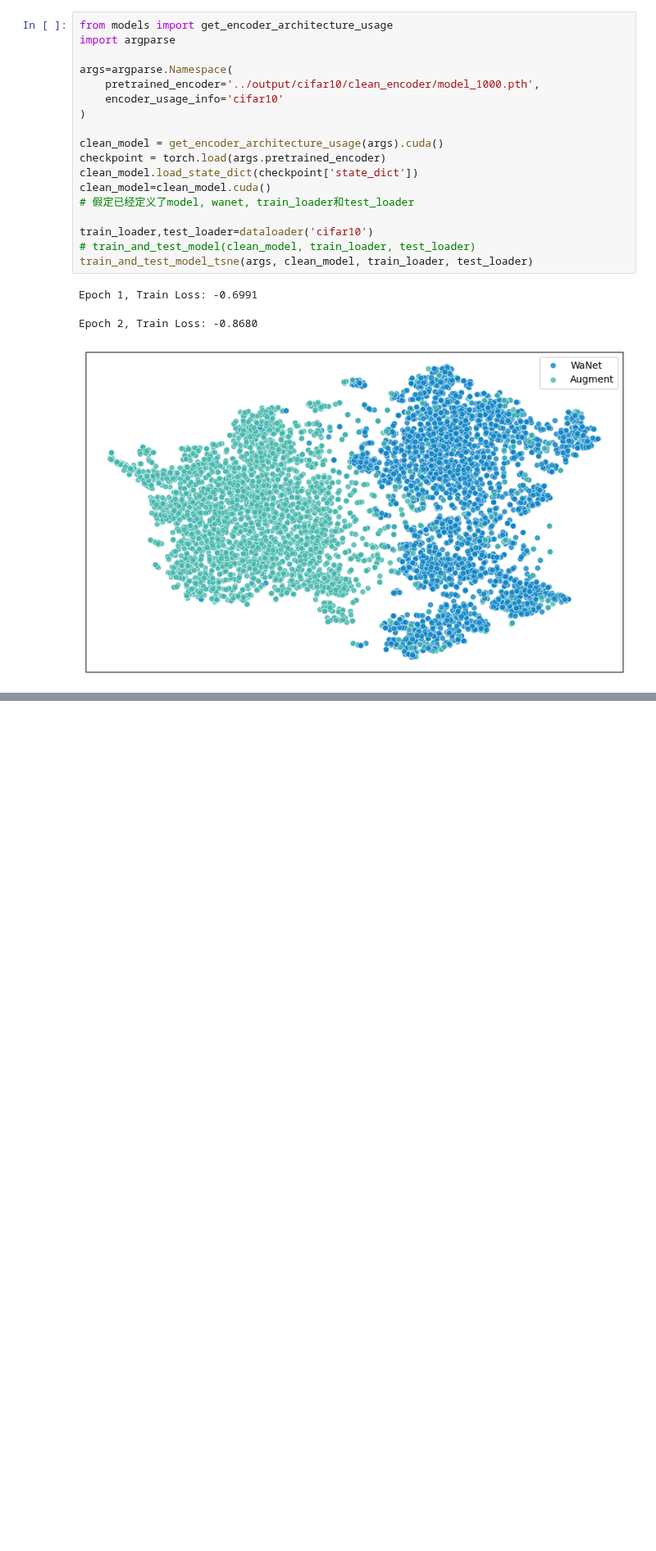
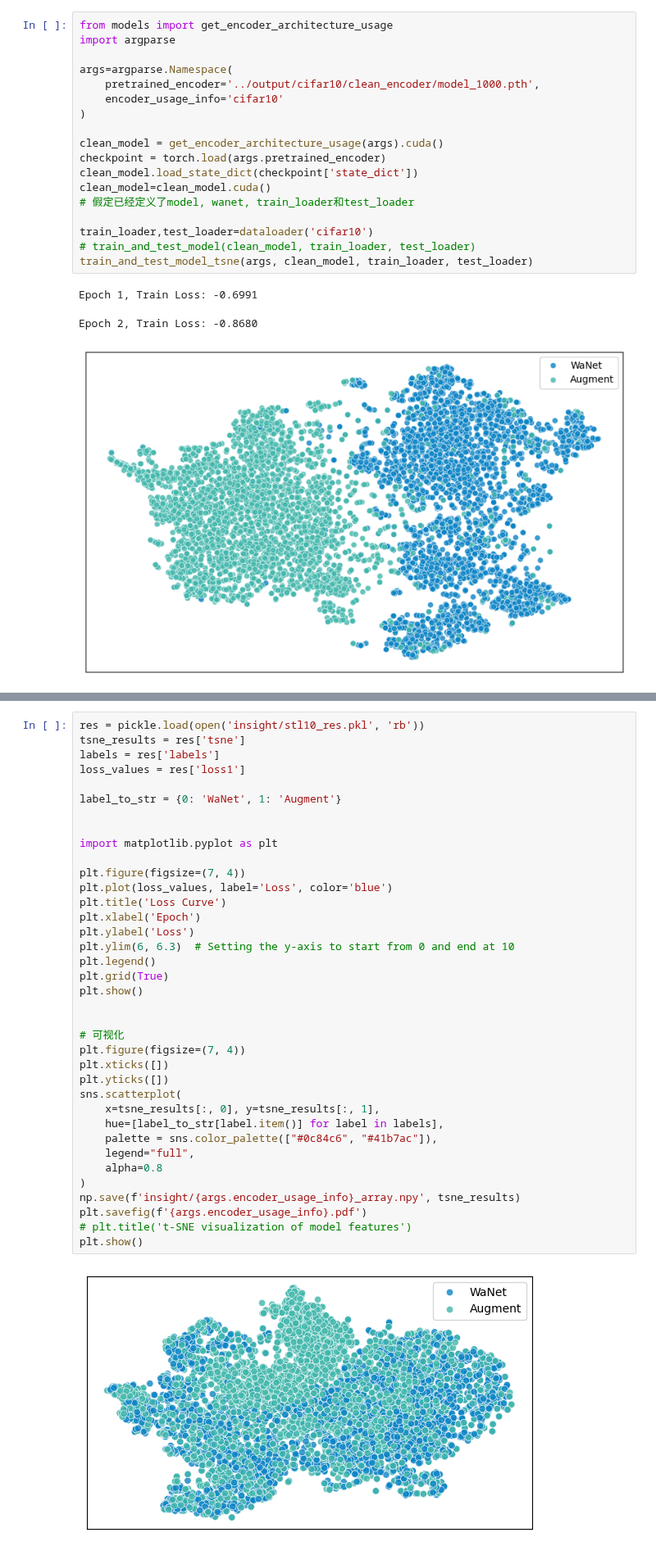
Before and after one commit to Zhang-Henry/badencoder_filter, a Jupyter notebook: visualize/insight_wanet_binary2.ipynb, the cells around one changed output, grey strips where cells are left out. Shown at 82% size. Saved outputs shown, nothing was run; the diff lists cells and outputs as text; blank space fills up the shorter version.

```diff
--- a/visualize/insight_wanet_binary2.ipynb
+++ b/visualize/insight_wanet_binary2.ipynb
@@ -631,0 +600,39 @@ plt.show()
+# %%
+res = pickle.load(open('insight/stl10_res.pkl', 'rb'))
+tsne_results = res['tsne']
+labels = res['labels']
+loss_values = res['loss1']
+
+label_to_str = {0: 'WaNet', 1: 'Augment'}
+
+
+import matplotlib.pyplot as plt
+
+plt.figure(figsize=(7, 4))
+plt.plot(loss_values, label='Loss', color='blue')
+plt.title('Loss Curve')
+plt.xlabel('Epoch')
+plt.ylabel('Loss')
+plt.ylim(6, 6.3)  # Setting the y-axis to start from 0 and end at 10
+plt.legend()
+plt.grid(True)
+plt.show()
+
+
+# 可视化
+plt.figure(figsize=(7, 4))
+plt.xticks([])
+plt.yticks([])
+sns.scatterplot(
+    x=tsne_results[:, 0], y=tsne_results[:, 1],
+    hue=[label_to_str[label.item()] for label in labels],
+    palette = sns.color_palette(["#0c84c6", "#41b7ac"]),
+    legend="full",
+    alpha=0.8
+)
+np.save(f'insight/{args.encoder_usage_info}_array.npy', tsne_results)
+plt.savefig(f'{args.encoder_usage_info}.pdf')
+# plt.title('t-SNE visualization of model features')
+plt.show()
+# %% [output]
+[figure, added]
```
Also changed, not shown: parts of 8 cells of this notebook, 18 other files.
